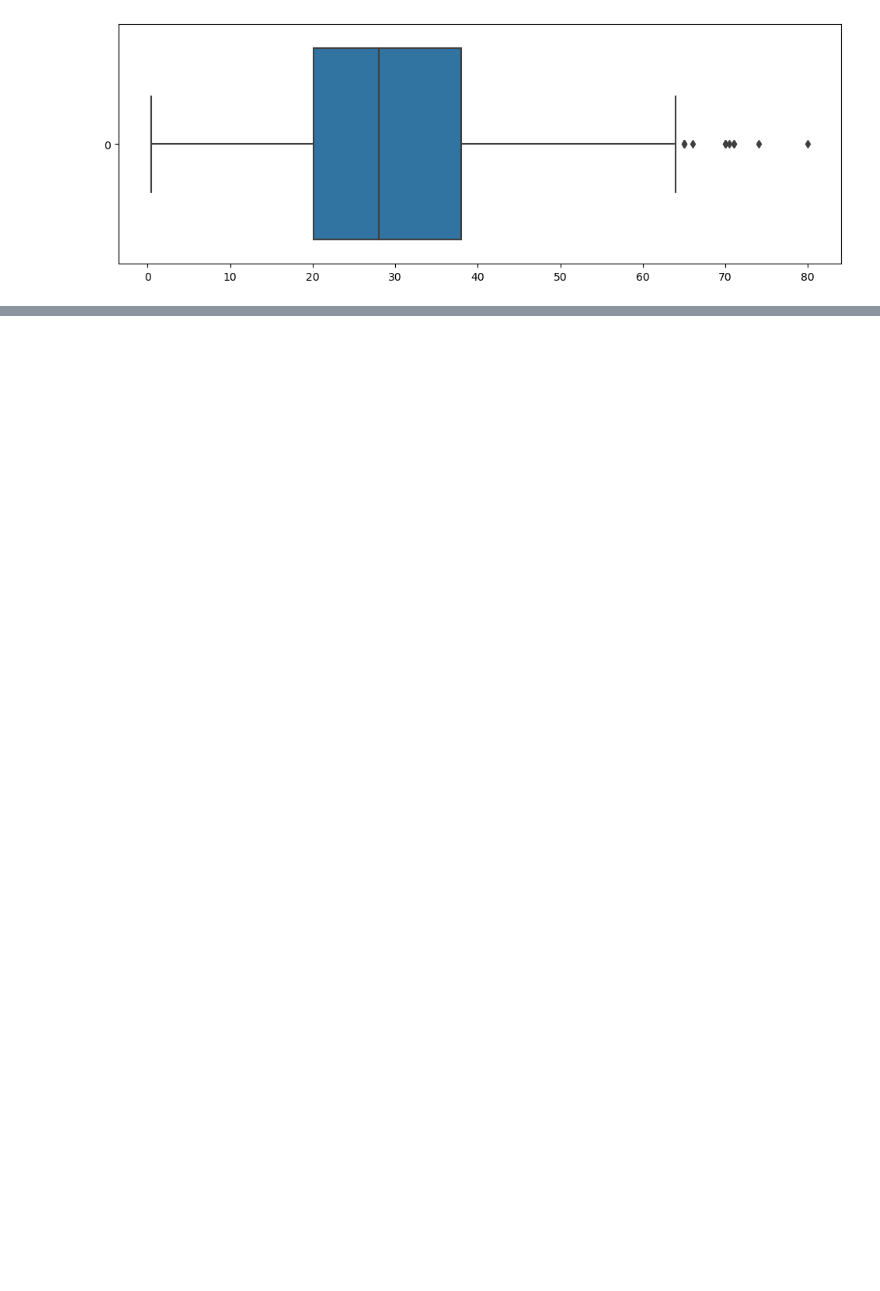
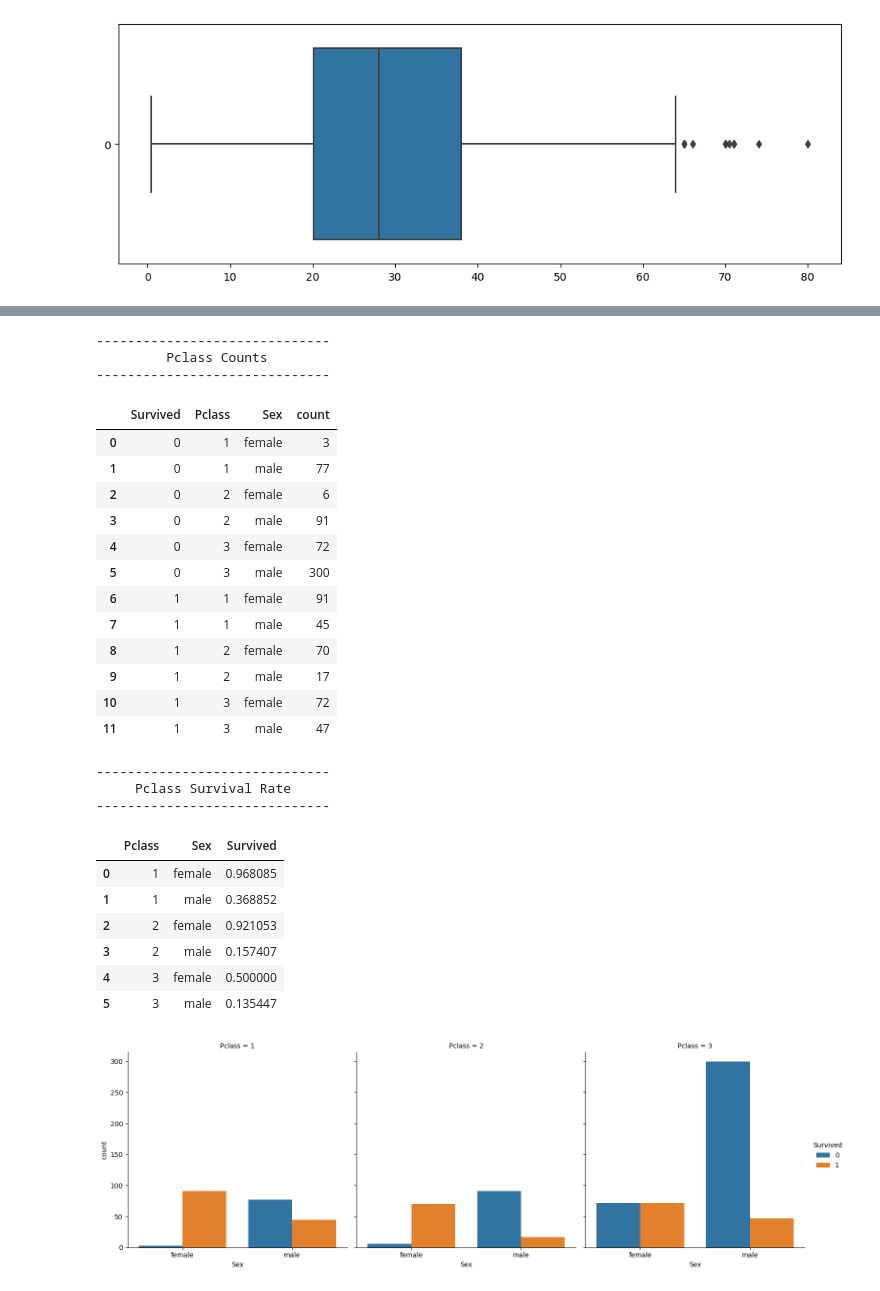
Before and after one commit to treeevisan/Data-Projects, a Jupyter notebook: titanic_ml.ipynb, the cells around one changed output, grey strips where cells are left out. Drawn from its saved outputs; the diff is of its cells as text; code cells hidden in the pictures; blank space fills up the shorter version.

```diff
--- a/titanic_ml.ipynb
+++ b/titanic_ml.ipynb
@@ -242,0 +268,44 @@ fig = sns.boxplot(traindf['Age'], orient='h')
+# %%
+pclass_df = pd.DataFrame(traindf[['Pclass', 'Survived', 'Sex']].value_counts().groupby(['Survived','Pclass', 'Sex']).sum()).reset_index()
+print("--" * 15)
+print(" " * 8, "Pclass Counts")
+print("--" * 15)
+display(pclass_df)
+
+pclass_norm= pd.DataFrame(traindf[['Sex', 'Survived', 'Pclass']].groupby(['Pclass', 'Sex'], as_index=False).mean())
+print("--" * 15)
+print(" " * 4, "Pclass Survival Rate")
+print("--" * 15)
+display(pclass_norm)
+
+ax = sns.catplot(
+    pclass_df, kind='bar',
+    x='Sex', y='count', hue='Survived', col='Pclass', errorbar=None)
+# %% [output]
+------------------------------
+         Pclass Counts
+------------------------------
+|  | Survived | Pclass | Sex | count |
+| 0 | 0 | 1 | female | 3 |
+| 1 | 0 | 1 | male | 77 |
+| 2 | 0 | 2 | female | 6 |
+| 3 | 0 | 2 | male | 91 |
+| 4 | 0 | 3 | female | 72 |
+| 5 | 0 | 3 | male | 300 |
+| 6 | 1 | 1 | female | 91 |
+| 7 | 1 | 1 | male | 45 |
+| 8 | 1 | 2 | female | 70 |
+| 9 | 1 | 2 | male | 17 |
+| 10 | 1 | 3 | female | 72 |
+| 11 | 1 | 3 | male | 47 |
+------------------------------
+     Pclass Survival Rate
+------------------------------
+|  | Pclass | Sex | Survived |
+| 0 | 1 | female | 0.968085 |
+| 1 | 1 | male | 0.368852 |
+| 2 | 2 | female | 0.921053 |
+| 3 | 2 | male | 0.157407 |
+| 4 | 3 | female | 0.500000 |
+| 5 | 3 | male | 0.135447 |
+[figure, added]
```
Also changed, not shown: parts of 8 cells of this notebook.
